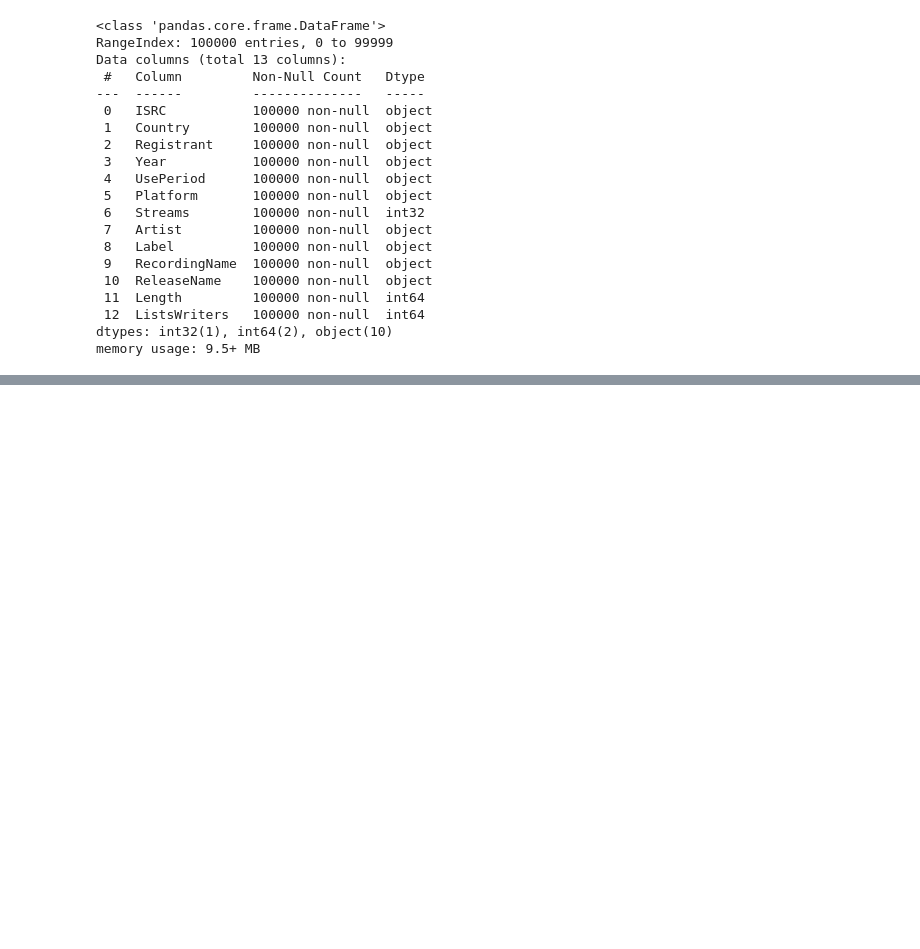
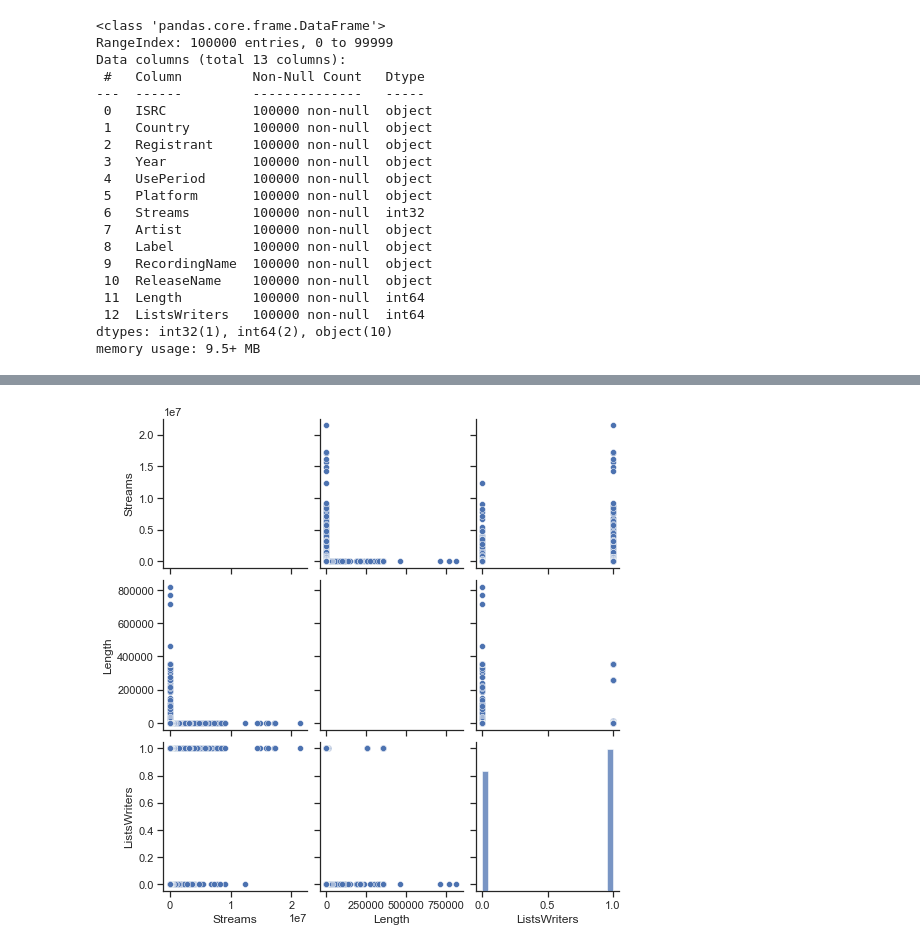
Before and after one commit to NSS-Data-Analytics-Cohort-6/mlc-project-count-dracula, a Jupyter notebook: Notebooks/MLC project.ipynb, the cells around one changed output, grey strips where cells are left out. Saved outputs shown, nothing was run; the diff lists cells and outputs as text; code cells hidden in the pictures; blank space fills up the shorter version.

```diff
--- a/Notebooks/MLC project.ipynb
+++ b/Notebooks/MLC project.ipynb
@@ -183,0 +188,6 @@ music_df.head()
+# %%
+sns.set(style="ticks", color_codes=True)
+
+sns.pairplot(music_df);
+# %% [output]
+[figure, added]
```
Also changed, not shown: parts of 10 cells of this notebook.
